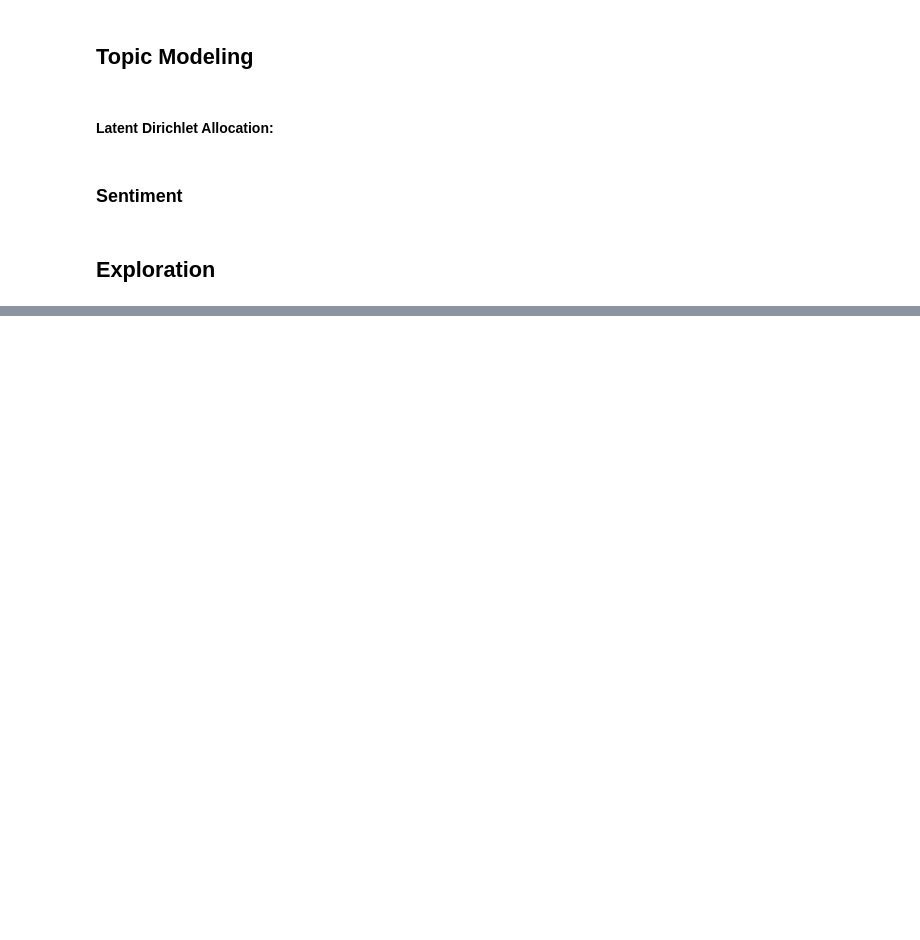
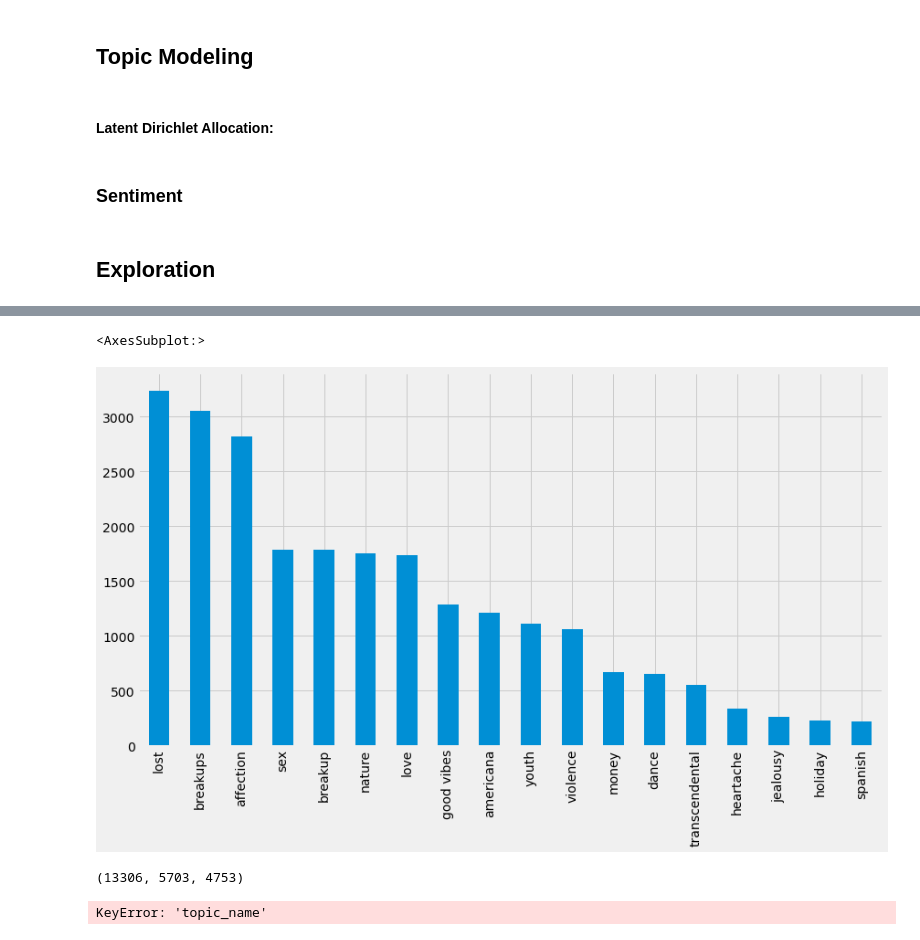
Before and after one commit to CBRJ-Lyrical-Metrics/lyrical-evolution-capstone, a Jupyter notebook: Drafts/jerry_workbook.ipynb, the cells around one changed output, grey strips where cells are left out. Saved outputs shown, nothing was run; the diff lists cells and outputs as text; code cells hidden in the pictures; blank space fills up the shorter version.

```diff
--- a/Drafts/jerry_workbook.ipynb
+++ b/Drafts/jerry_workbook.ipynb
@@ -208,0 +258,6 @@ df.sort_values(by = ['sentiment'], ascending = False).head(3)
+# %%
+# Most popular topics?
+df.topic_name.value_counts().plot(kind = 'bar')
+# %% [output]
+<AxesSubplot:>
+[figure, added]
@@ -208,0 +277,13 @@ df.sort_values(by = ['sentiment'], ascending = False).head(3)
+# %%
+train, validate, test = split_data(df)
+train.shape[0], validate.shape[0], test.shape[0]
+# %% [output]
+(13306, 5703, 4753)
+# %%
+# What topics are most unique to each decade?
+train.groupby(['decade', 'topic_name']).size()\
+                                    .unstack()\
+                                    .sort_values(by = 'topic_name',
+                                                 ascending = False)
+# %% [output]
+KeyError: 'topic_name'
```
Also changed, not shown: parts of 9 cells of this notebook, 1 other file.
